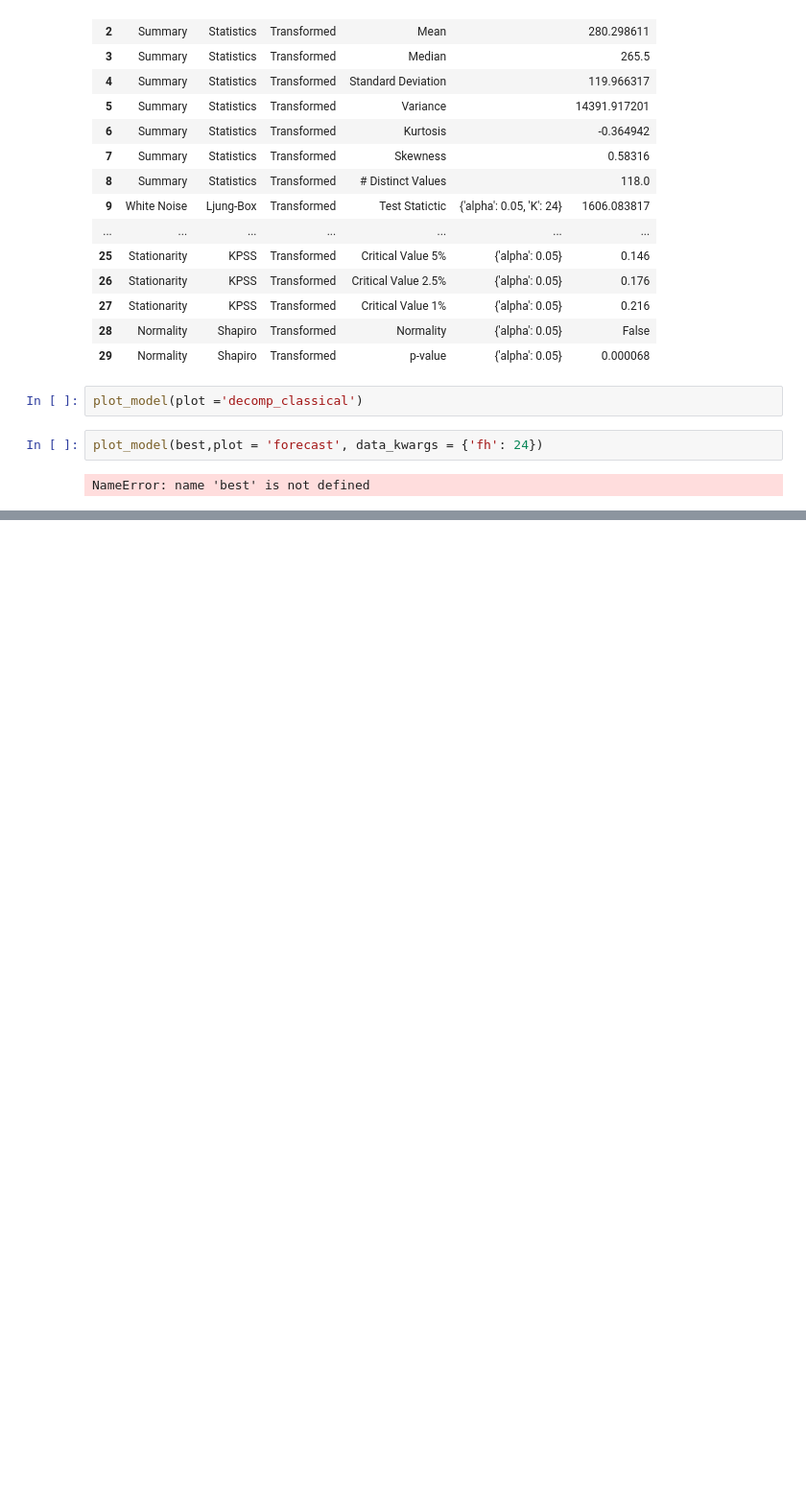
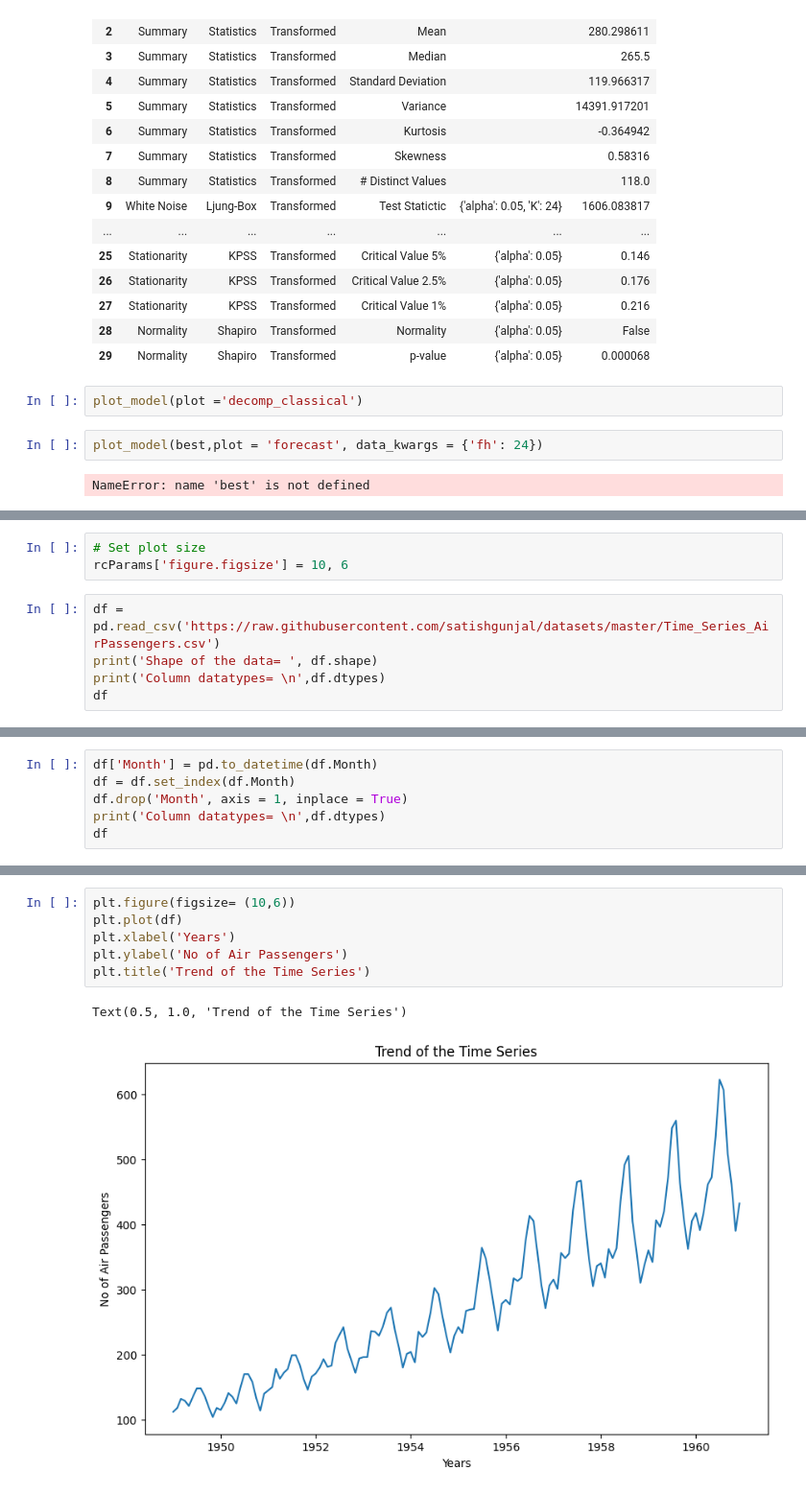
Before and after one commit to jlh28145/Times-Series, a Jupyter notebook: Times Series.ipynb, the cells around one changed output, grey strips where cells are left out. Shown at 96% size. Drawn from its saved outputs; the diff is of its cells as text; blank space fills up the shorter version.

```diff
--- a/Times Series.ipynb
+++ b/Times Series.ipynb
@@ -87,0 +97,8 @@ NameError: name 'best' is not defined
+# %%
+# Set plot size
+rcParams['figure.figsize'] = 10, 6
+# %%
+df = pd.read_csv('https://raw.githubusercontent.com/satishgunjal/datasets/master/Time_Series_AirPassengers.csv')
+print('Shape of the data= ', df.shape)
+print('Column datatypes= \n',df.dtypes)
+df
@@ -87,0 +124,6 @@ NameError: name 'best' is not defined
+# %%
+df['Month'] = pd.to_datetime(df.Month)
+df = df.set_index(df.Month)
+df.drop('Month', axis = 1, inplace = True)
+print('Column datatypes= \n',df.dtypes)
+df
@@ -87,0 +148,9 @@ NameError: name 'best' is not defined
+# %%
+plt.figure(figsize= (10,6))
+plt.plot(df)
+plt.xlabel('Years')
+plt.ylabel('No of Air Passengers')
+plt.title('Trend of the Time Series')
+# %% [output]
+Text(0.5, 1.0, 'Trend of the Time Series')
+[figure, added]
```
Also changed, not shown: parts of 20 cells of this notebook, 2 other files.
